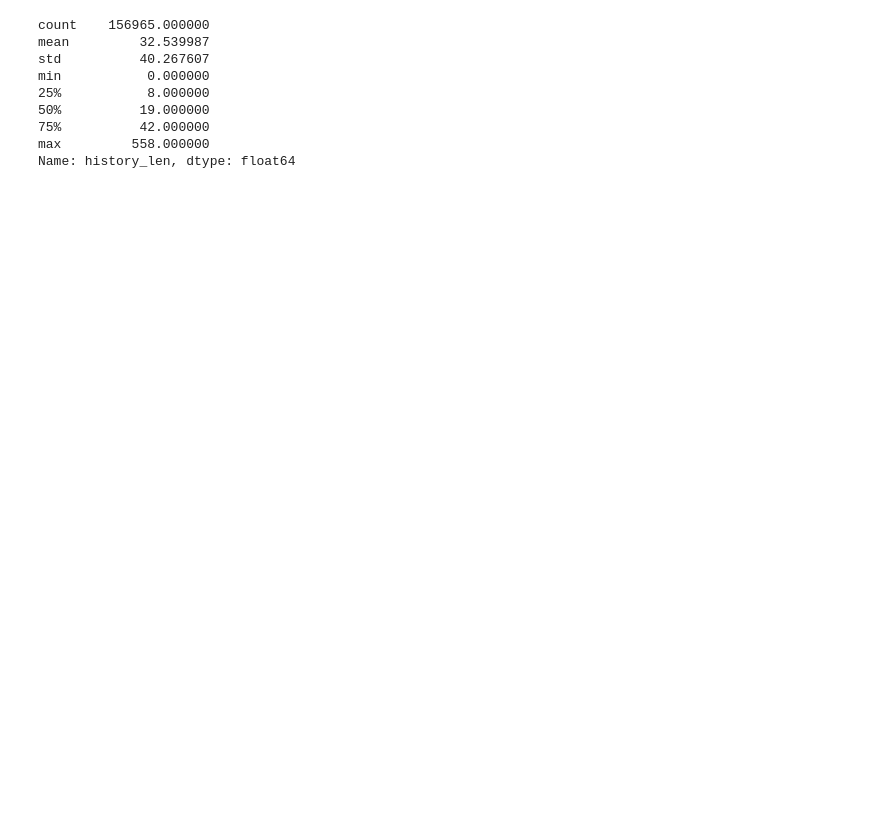
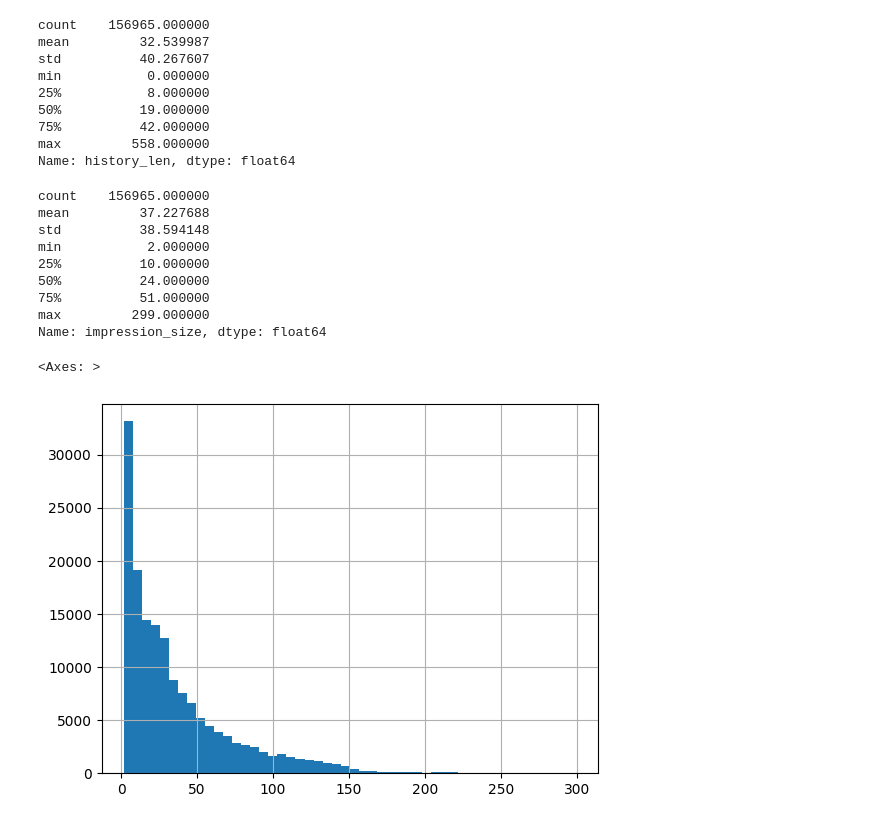
Before and after one commit to GisleGaren/AnbSysProsjekt, a Jupyter notebook: recommender/data_exploration.ipynb, the cells around one changed output. Drawn from its saved outputs; the diff is of its cells as text; code cells hidden in the pictures; blank space fills up the shorter version.

```diff
--- a/recommender/data_exploration.ipynb
+++ b/recommender/data_exploration.ipynb
@@ -258,3 +268,20 @@ min           0.000000
 75%          42.000000
 max         558.000000
 Name: history_len, dtype: float64
+# %%
+beh["impression_size"] = beh["impressions"].apply(lambda x: len(x.split()))
+
+print(beh["impression_size"].describe())
+beh["impression_size"].hist(bins=50)
+# %% [output]
+count    156965.000000
+mean         37.227688
+std          38.594148
+min           2.000000
+25%          10.000000
+50%          24.000000
+75%          51.000000
+max         299.000000
+Name: impression_size, dtype: float64
+<Axes: >
+[figure, added]
```
Also changed, not shown: parts of 28 cells of this notebook.
